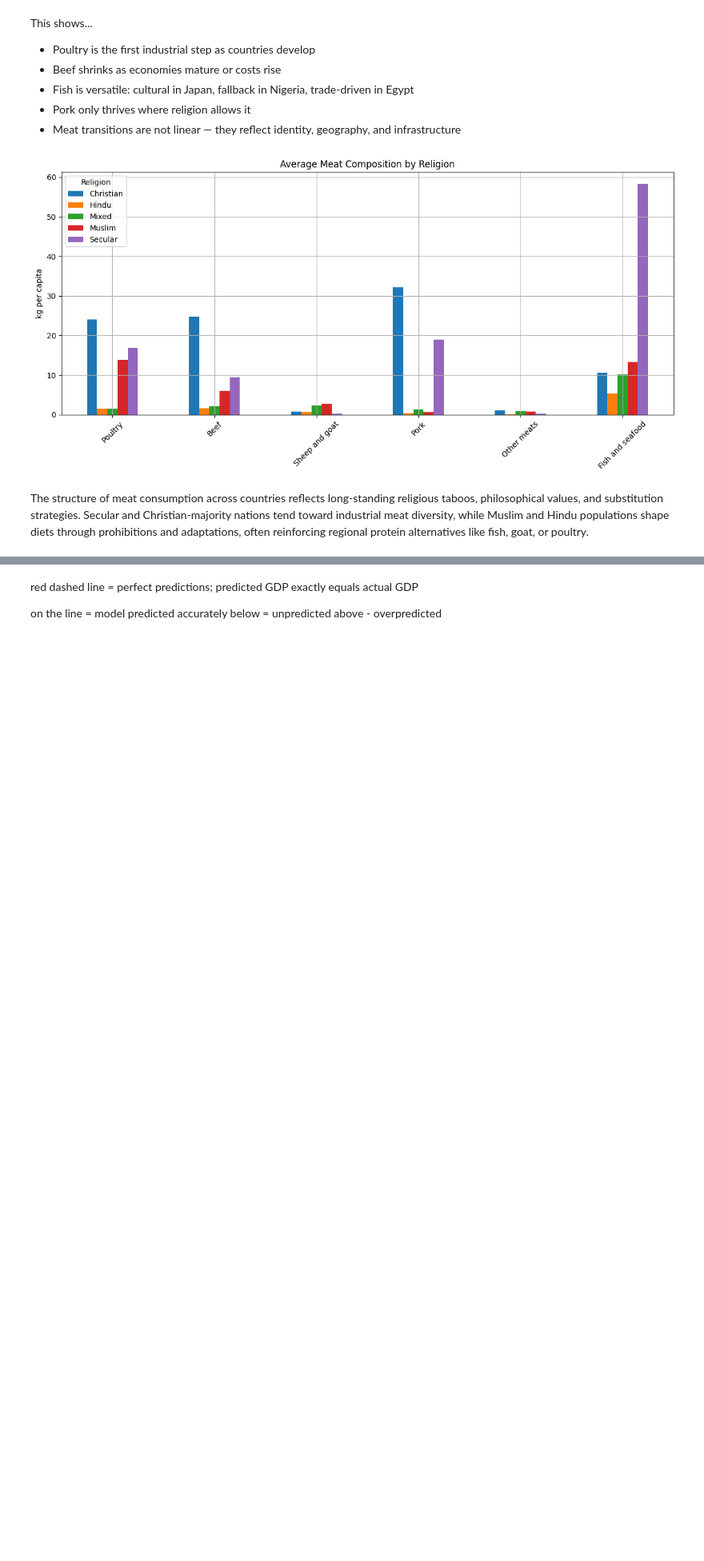
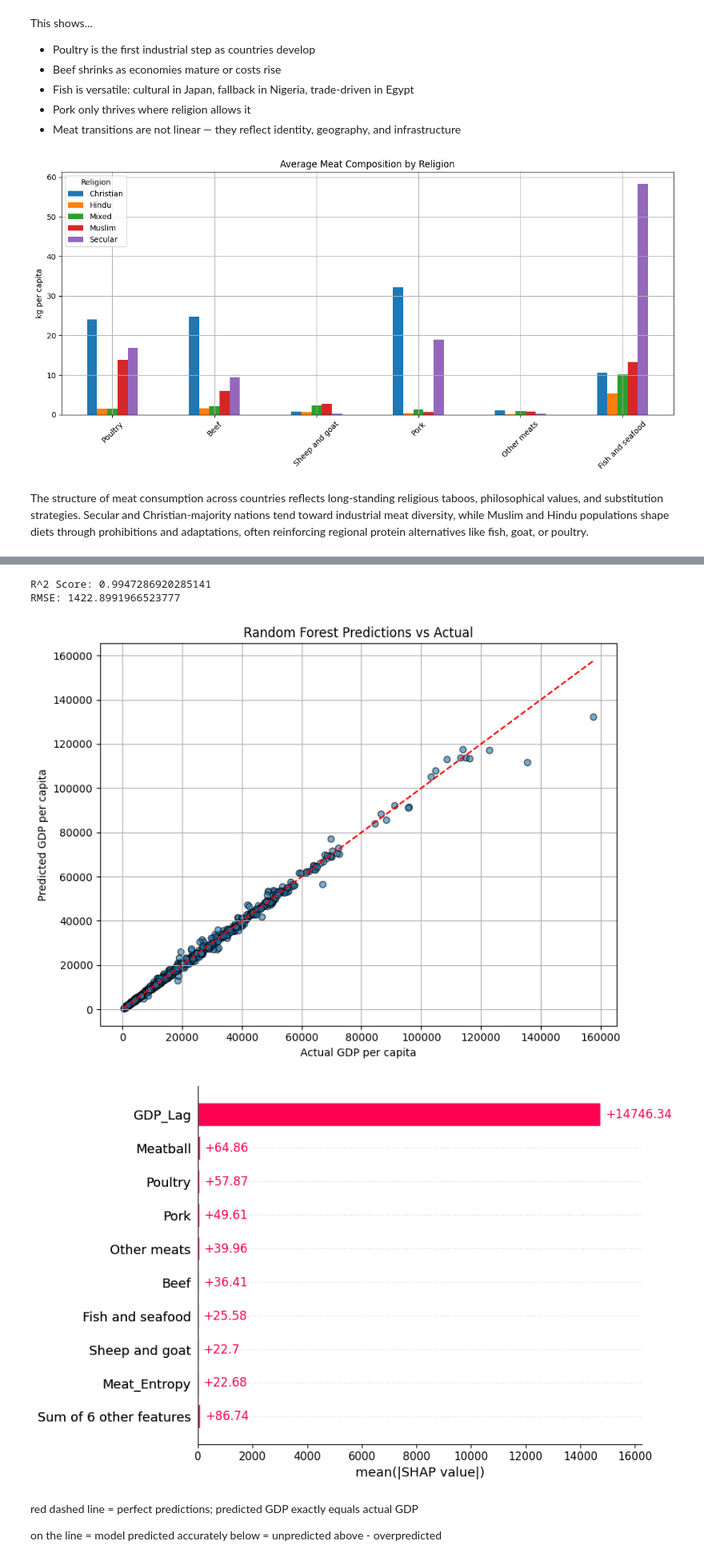
Before and after one commit to Sachin04t/Meat-the-Economy, a Jupyter notebook: CS506_MeattheEconomy.ipynb, the cells around one changed output, grey strips where cells are left out. Shown at 80% size. Drawn from its saved outputs; the diff is of its cells as text; code cells hidden in the pictures; blank space fills up the shorter version.

```diff
--- a/CS506_MeattheEconomy.ipynb
+++ b/CS506_MeattheEconomy.ipynb
@@ -628,3 +536,73 @@ Average MAE: 13809.52
+# %%
+from sklearn.ensemble import RandomForestRegressor
+from sklearn.metrics import mean_squared_error
+import shap
+
+# Assume merged_df has been created with raw meat and GDP data
+meat_columns = ['Poultry', 'Beef', 'Sheep and goat', 'Pork', 'Other meats', 'Fish and seafood']
+
+# Create GDP lag feature
+merged_df['GDP_Lag'] = merged_df.groupby('Entity')['GDP per capita, PPP (constant 2017 international $)'].shift(1)
+
+# Compute trend slopes for meat consumption per country
+temp_df = merged_df.copy()
+for meat in meat_columns:
+    trend_col = f"{meat}_trend"
+    temp_df[trend_col] = np.nan
+    for country in temp_df['Entity'].unique():
+        country_data = temp_df[temp_df['Entity'] == country]
+        if len(country_data) >= 5:
+            slope = np.polyfit(country_data['Year'], country_data[meat], 1)[0]
+            temp_df.loc[temp_df['Entity'] == country, trend_col] = slope
+merged_df = temp_df.copy()
+
+# Also ensure entropy is defined
+from scipy.stats import entropy
+meat_props = merged_df[meat_columns].div(merged_df[meat_columns].sum(axis=1), axis=0)
+merged_df['Meat_Entropy'] = meat_props.apply(lambda x: entropy(x.dropna()), axis=1)
+
+# Build feature list and training data
+all_trend_cols = [f"{meat}_trend" for meat in meat_columns]
+feature_cols = meat_columns + ['Meatball', 'Meat_Entropy', 'GDP_Lag'] + all_trend_cols
+
+features = merged_df[feature_cols]
+target = merged_df['GDP per capita, PPP (constant 2017 international $)']
+valid_rows = features.dropna().index
+X = features.loc[valid_rows]
+y = target.loc[valid_rows]
+
+# Train/test split
+X_train, X_test, y_train, y_test = train_test_split(X, y, random_state=42)
+
+# Train Random Forest
+model = RandomForestRegressor(n_estimators=100, max_depth=10, random_state=42)
+model.fit(X_train, y_train)
+
+# Evaluate
+y_pred = model.predict(X_test)
+print("R^2 Score:", r2_score(y_test, y_pred))
+print("RMSE:", np.sqrt(mean_squared_error(y_test, y_pred)))
+
+# Plot predicted vs actual
+plt.figure(figsize=(8,6))
+plt.scatter(y_test, y_pred, alpha=0.6, edgecolor='k')
+plt.plot([y_test.min(), y_test.max()], [y_test.min(), y_test.max()], 'r--')
+plt.xlabel('Actual GDP per capita')
+plt.ylabel('Predicted GDP per capita')
+plt.title('Random Forest Predictions vs Actual')
+plt.grid(True)
+plt.tight_layout()
+plt.show()
+
+# Explain model
+explainer = shap.Explainer(model, X_train)
+shap_values = explainer(X_test)
+shap.plots.bar(shap_values)
+# %% [output]
+R^2 Score: 0.9947286920285141
+RMSE: 1422.8991966523777
+[figure, added]
+[figure, added]
 # %% [markdown]
 red dashed line = perfect predictions; predicted GDP exactly equals actual GDP
 
```
Also changed, not shown: parts of 7 cells of this notebook.
